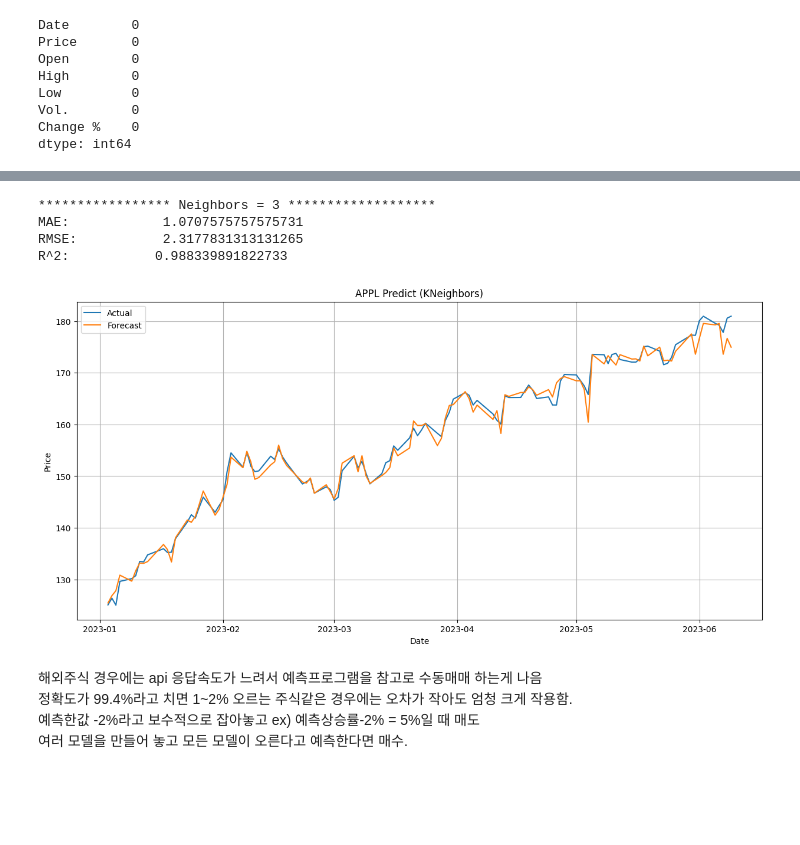
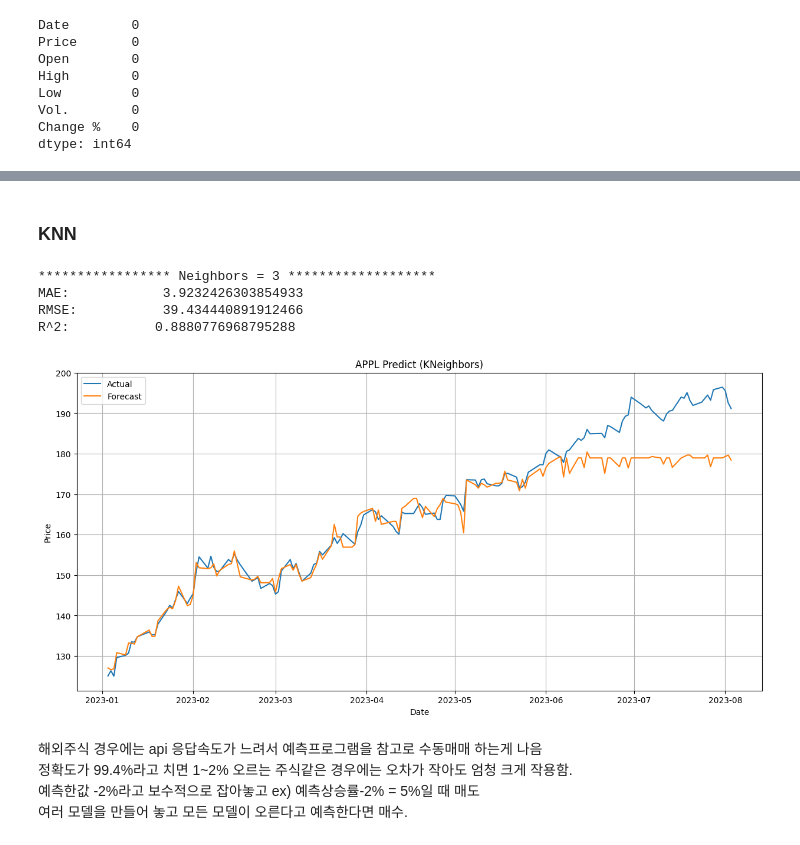
Before and after one commit to HaseongJung/stock-forecasting, a Jupyter notebook: stockPredict.ipynb, the cells around one changed output, grey strips where cells are left out. Drawn from its saved outputs; the diff is of its cells as text; code cells hidden in the pictures; blank space fills up the shorter version.

```diff
--- a/stockPredict.ipynb
+++ b/stockPredict.ipynb
@@ -12,7 +15,7 @@ import sklearn.metrics as metrics
 #from tensorflow.keras.layers import LSTM, Dense
 #from tensorflow.keras.optimizers import Adam
 # %%
-appl = pd.read_csv("data/appl.csv")
+appl = pd.read_csv("data/AAPL_investing.csv")
 appl
 # %% [output]
 |  | Date | Price | Open | High | Low | Vol. | Change % |
@@ -301,6 +345,8 @@ array([193.82150009])
+# %% [markdown]
+### KNN
 # %%
 train = appl[appl.index.year < 2023]
-valid = appl[appl.index.year == 2023]
+valid = appl[appl.index.year >= 2023]
 
 X_train = train.iloc[:-1].values
 X_valid = valid.iloc[:-1].values
@@ -308,37 +354,37 @@ y_train = train.iloc[1:, 0].values
 y_valid = valid.iloc[1:, 0].values
 
 ss = StandardScaler()
 X_train = ss.fit_transform(X_train)
 X_valid = ss.transform(X_valid)
 
 
 kn = KNeighborsRegressor(3)
 kn.fit(X_train, y_train)
 
 yhat = kn.predict(X_valid)
 mae = metrics.mean_absolute_error(y_valid, yhat)
 mse = metrics.mean_squared_error(y_valid, yhat)
 R2 = kn.score(X_valid, y_valid)
 
 print(f'***************** Neighbors = {3} *******************')
 print(f'MAE:            {mae}')
 print(f'RMSE:           {mse}')
 print(f'R^2:           {R2}')
 
 plt.figure(figsize=(15, 7))
 plt.plot(pd.to_datetime(valid.iloc[1:].index), y_valid)
 plt.plot(pd.to_datetime(valid.iloc[1:].index), yhat)
 plt.legend(["Actual", "Forecast"])
 plt.title("APPL Predict (KNeighbors)")
 plt.xlabel("Date")
 plt.ylabel("Price")
 plt.grid()
 # %% [output]
 ***************** Neighbors = 3 *******************
-MAE:            1.0707575757575731
-RMSE:           2.3177831313131265
-R^2:           0.988339891822733
+MAE:            3.9232426303854933
+RMSE:           39.434440891912466
+R^2:           0.8880776968795288
-[figure, old version]
+[figure, new version]
 # %% [markdown]
 해외주식 경우에는 api 응답속도가 느려서 예측프로그램을 참고로 수동매매 하는게 나음 <br>
 정확도가 99.4%라고 치면 1~2% 오르는 주식같은 경우에는 오차가 작아도 엄청 크게 작용함. <br>
```
Also changed, not shown: parts of 85 cells of this notebook.
